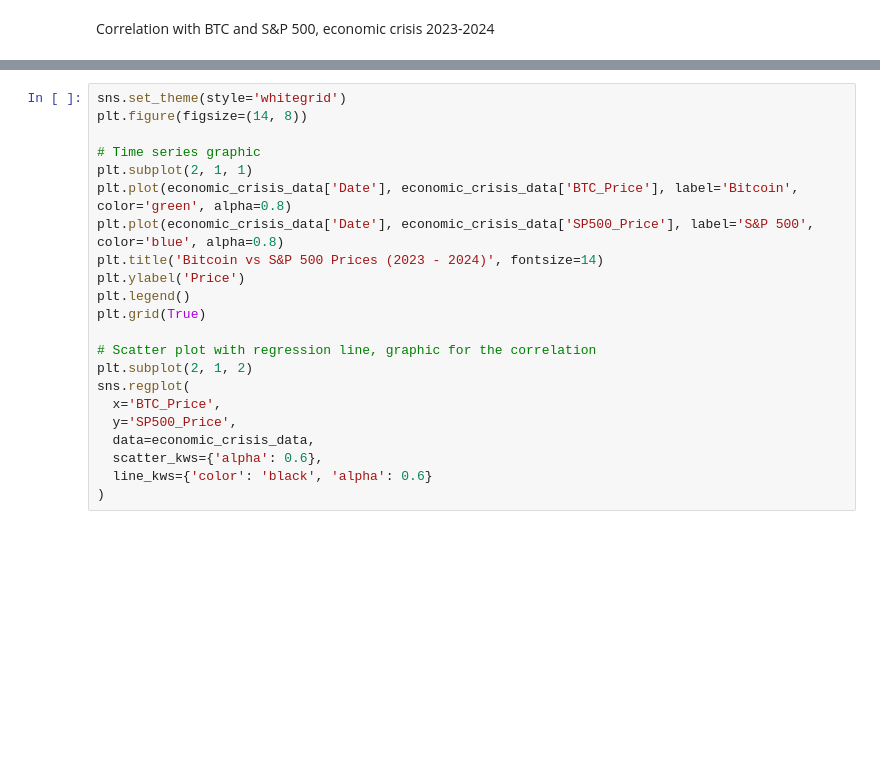
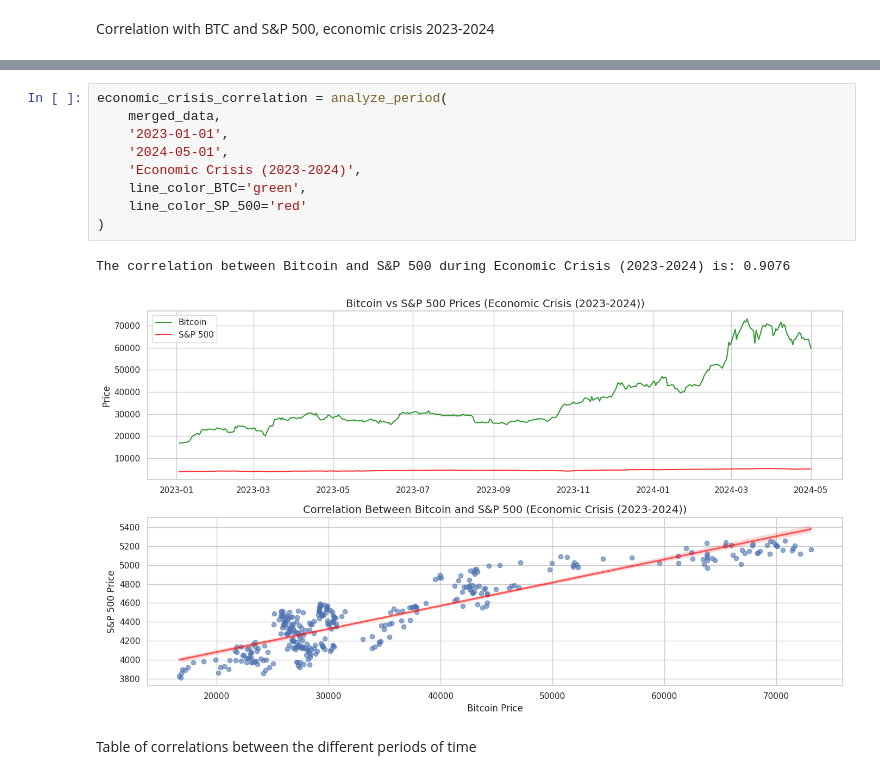
Before and after one commit to AngelDHackerman/BTC-ETH_Data_Analysis, a Jupyter notebook: 5_Insights_Analysis_Crisis_2020-2024.ipynb, the cells around one changed output, grey strips where cells are left out. Drawn from its saved outputs; the diff is of its cells as text; blank space fills up the shorter version.

```diff
--- a/5_Insights_Analysis_Crisis_2020-2024.ipynb
+++ b/5_Insights_Analysis_Crisis_2020-2024.ipynb
@@ -122,22 +105,14 @@ Displaying grafics for correlation
-# %%
-sns.set_theme(style='whitegrid')
-plt.figure(figsize=(14, 8))
-
-# Time series graphic
-plt.subplot(2, 1, 1)
-plt.plot(economic_crisis_data['Date'], economic_crisis_data['BTC_Price'], label='Bitcoin', color='green', alpha=0.8)
-plt.plot(economic_crisis_data['Date'], economic_crisis_data['SP500_Price'], label='S&P 500', color='blue', alpha=0.8)
-plt.title('Bitcoin vs S&P 500 Prices (2023 - 2024)', fontsize=14)
-plt.ylabel('Price')
-plt.legend()
-plt.grid(True)
-
-# Scatter plot with regression line, graphic for the correlation
-plt.subplot(2, 1, 2)
-sns.regplot(
-  x='BTC_Price',
-  y='SP500_Price',
-  data=economic_crisis_data,
-  scatter_kws={'alpha': 0.6},
-  line_kws={'color': 'black', 'alpha': 0.6}
-)
+# %%
+economic_crisis_correlation = analyze_period(
+    merged_data,
+    '2023-01-01',
+    '2024-05-01',
+    'Economic Crisis (2023-2024)',
+    line_color_BTC='green',
+    line_color_SP_500='red'
+)
+# %% [output]
+The correlation between Bitcoin and S&P 500 during Economic Crisis (2023-2024) is: 0.9076
+[figure, added]
+# %% [markdown]
+Table of correlations between the different periods of time
```
Also changed, not shown: parts of 16 cells of this notebook.
